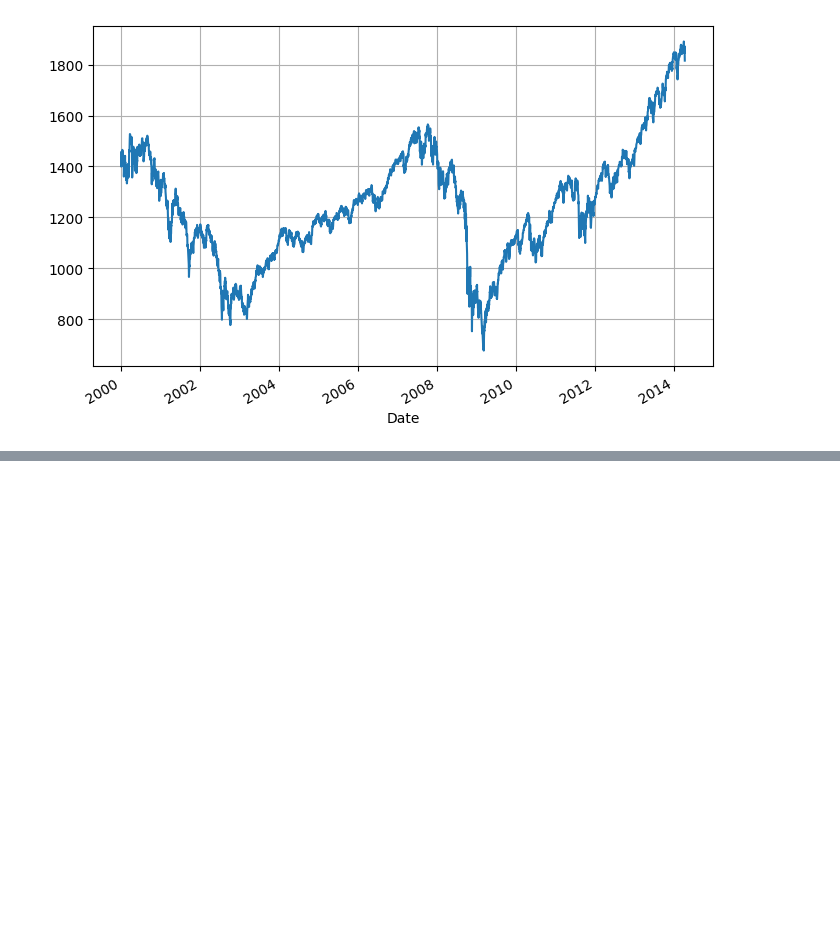
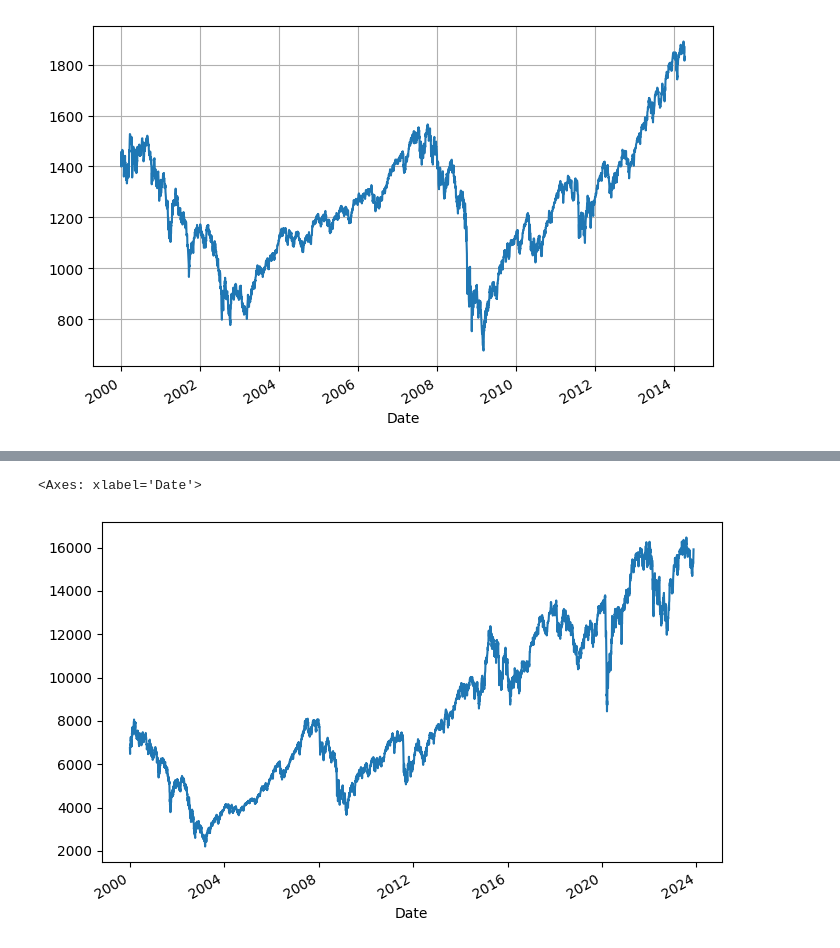
Before and after one commit to casslee1351/Finance-Portfolio, a Jupyter notebook: finance_portfolio.ipynb, the cells around one changed output, grey strips where cells are left out. Cells and saved outputs as stored; diff of their text form; code cells hidden in the pictures; blank space fills up the shorter version.

```diff
--- a/finance_portfolio.ipynb
+++ b/finance_portfolio.ipynb
@@ -66,0 +112,5 @@ sp500['252d'] = np.round(sp500['Close'].rolling(252).mean(), 2)
+# %%
+DAX['Close'].plot(figsize=(8, 5))
+# %% [output]
+<Axes: xlabel='Date'>
+[figure, added]
```
Also changed, not shown: parts of 7 cells of this notebook.
